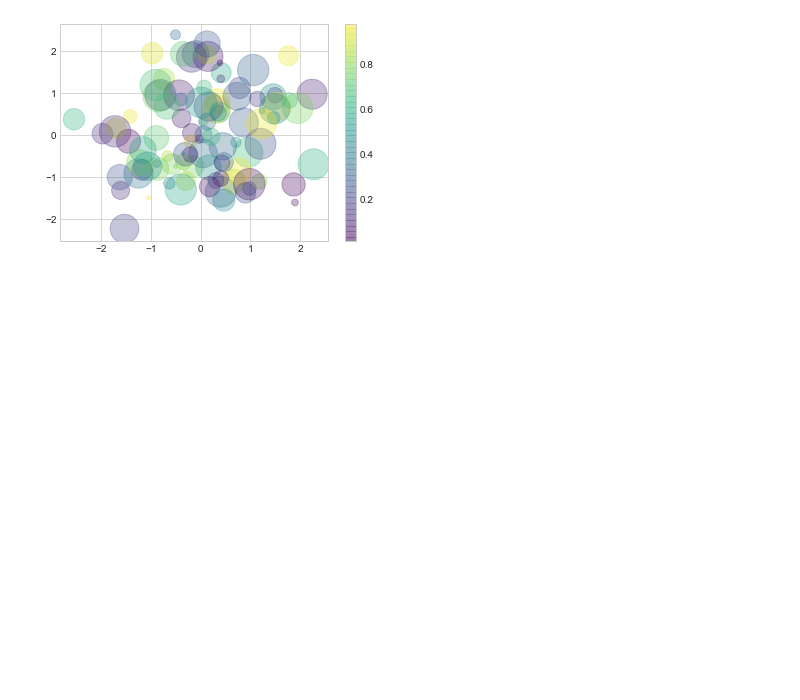
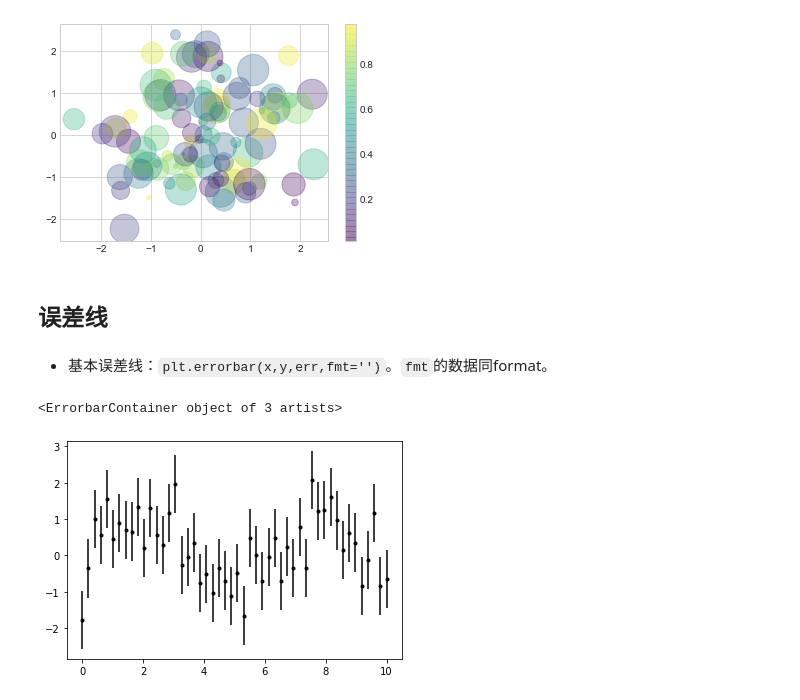
Before and after one commit to RunningMartin/notebook, a Jupyter notebook: 图像处理/Matplotlib/Matplotlib.ipynb, the cells around one changed output. Saved outputs shown, nothing was run; the diff lists cells and outputs as text; code cells hidden in the pictures; blank space fills up the shorter version.

```diff
--- a/图像处理/Matplotlib/Matplotlib.ipynb
+++ b/图像处理/Matplotlib/Matplotlib.ipynb
@@ -222,3 +222,7 @@ plt.scatter(x, y, c=colors, s=sizes, alpha=0.3,cmap='viridis')
 plt.colorbar();
 # %% [output]
 [figure]
+# %% [markdown]
+## 误差线
+# %% [markdown]
+- 基本误差线：`plt.errorbar(x,y,err,fmt='')`。`fmt`的数据同format。
@@ -224,0 +233,10 @@ plt.colorbar();
+# %%
+x=np.linspace(0,10,50)
+dy = 0.8
+y=np.sin(x) + dy* np.random.randn(50)
+fig = plt.figure()
+ax = plt.axes()
+ax.errorbar(x,y,yerr=dy,fmt='.k')
+# %% [output]
+<ErrorbarContainer object of 3 artists>
+[figure, added]
```
Also changed, not shown: parts of 49 cells of this notebook.
